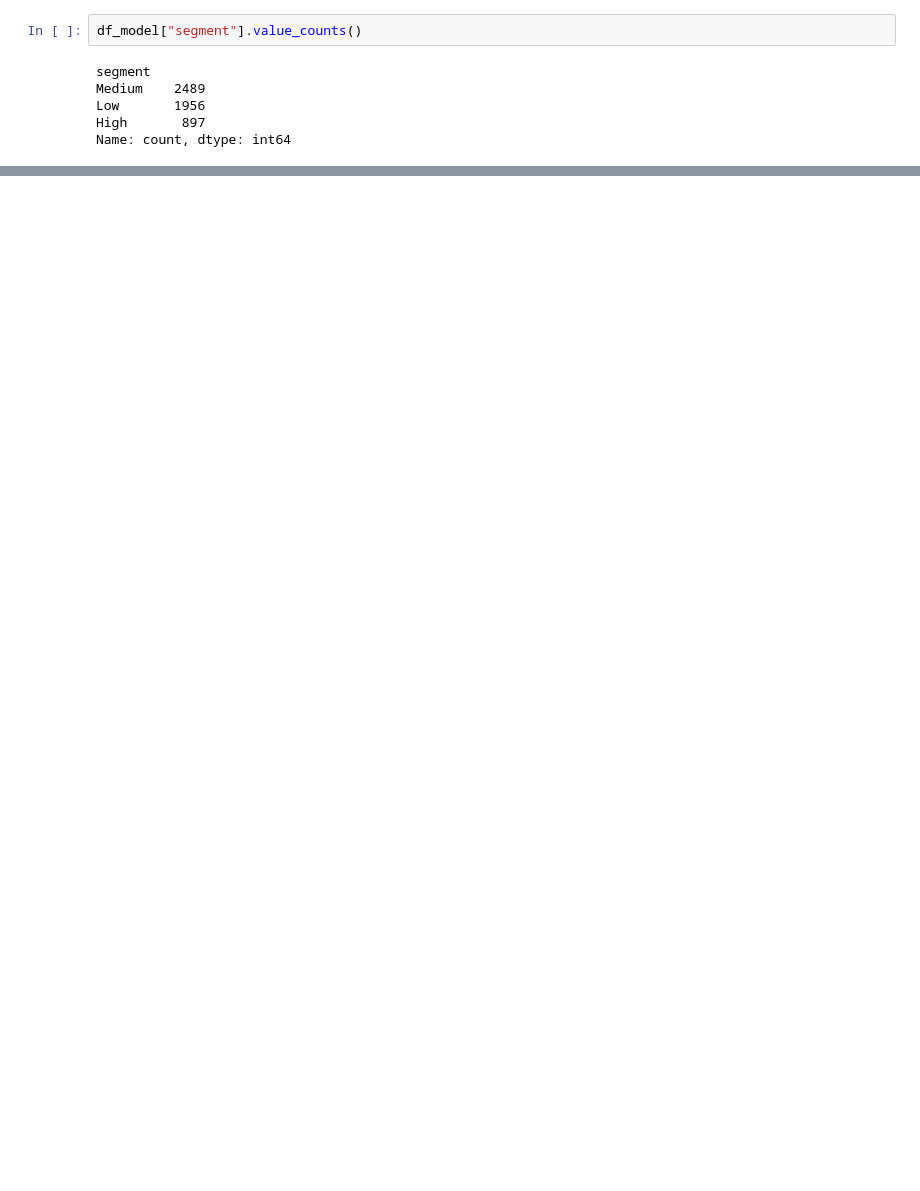
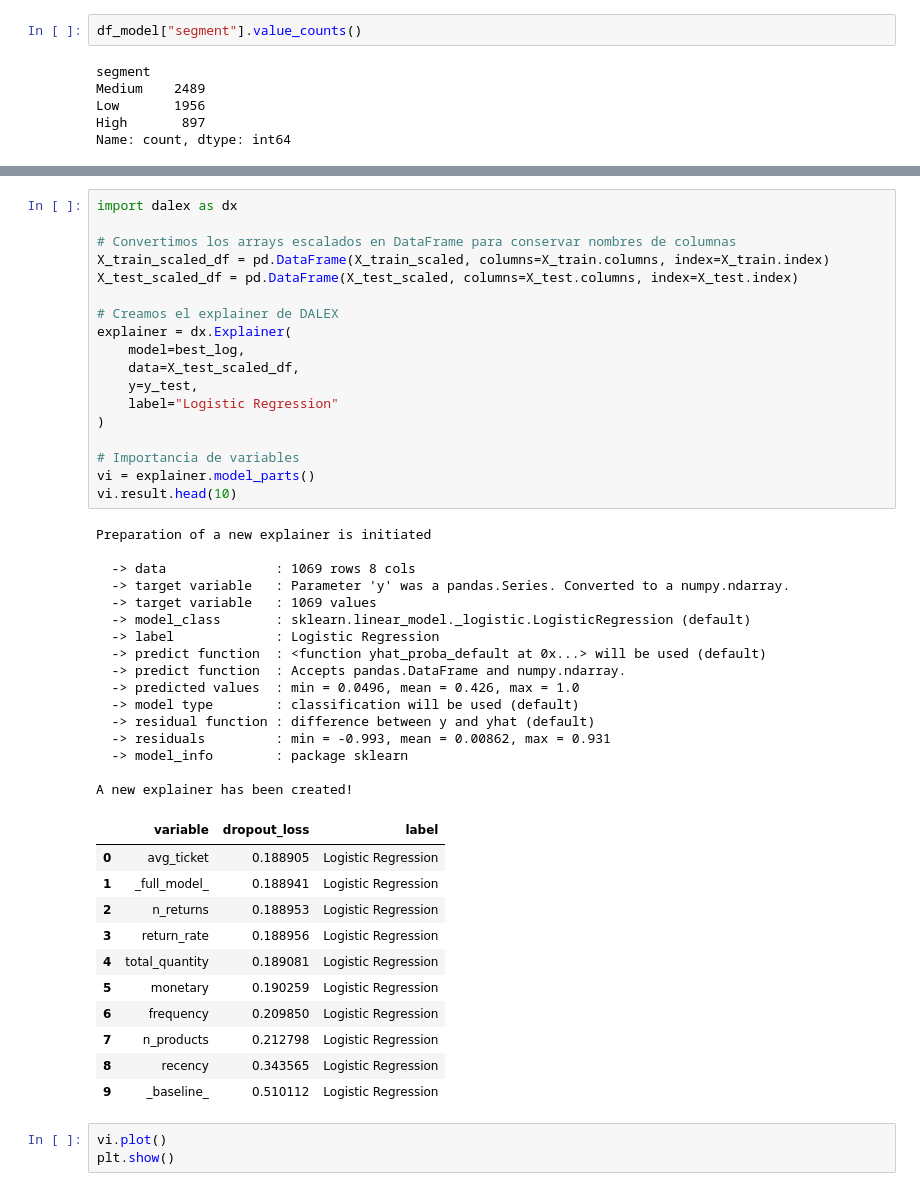
Before and after one commit to OscarFdz24/Proyecto_ML_Clientes_Oscar_Fernandez, a Jupyter notebook: model.ipynb, the cells around one changed output, grey strips where cells are left out. Saved outputs shown, nothing was run; the diff lists cells and outputs as text; blank space fills up the shorter version.

```diff
--- a/model.ipynb
+++ b/model.ipynb
@@ -779,0 +934,49 @@ df_model.shape
+# %%
+import dalex as dx
+
+# Convertimos los arrays escalados en DataFrame para conservar nombres de columnas
+X_train_scaled_df = pd.DataFrame(X_train_scaled, columns=X_train.columns, index=X_train.index)
+X_test_scaled_df = pd.DataFrame(X_test_scaled, columns=X_test.columns, index=X_test.index)
+
+# Creamos el explainer de DALEX
+explainer = dx.Explainer(
+    model=best_log,
+    data=X_test_scaled_df,
+    y=y_test,
+    label="Logistic Regression"
+)
+
+# Importancia de variables
+vi = explainer.model_parts()
+vi.result.head(10)
+# %% [output]
+Preparation of a new explainer is initiated
+
+  -> data              : 1069 rows 8 cols
+  -> target variable   : Parameter 'y' was a pandas.Series. Converted to a numpy.ndarray.
+  -> target variable   : 1069 values
+  -> model_class       : sklearn.linear_model._logistic.LogisticRegression (default)
+  -> label             : Logistic Regression
+  -> predict function  : <function yhat_proba_default at 0x...> will be used (default)
+  -> predict function  : Accepts pandas.DataFrame and numpy.ndarray.
+  -> predicted values  : min = 0.0496, mean = 0.426, max = 1.0
+  -> model type        : classification will be used (default)
+  -> residual function : difference between y and yhat (default)
+  -> residuals         : min = -0.993, mean = 0.00862, max = 0.931
+  -> model_info        : package sklearn
+
+A new explainer has been created!
+|  | variable | dropout_loss | label |
+| 0 | avg_ticket | 0.188905 | Logistic Regression |
+| 1 | _full_model_ | 0.188941 | Logistic Regression |
+| 2 | n_returns | 0.188953 | Logistic Regression |
+| 3 | return_rate | 0.188956 | Logistic Regression |
+| 4 | total_quantity | 0.189081 | Logistic Regression |
+| 5 | monetary | 0.190259 | Logistic Regression |
+| 6 | frequency | 0.209850 | Logistic Regression |
+| 7 | n_products | 0.212798 | Logistic Regression |
+| 8 | recency | 0.343565 | Logistic Regression |
+| 9 | _baseline_ | 0.510112 | Logistic Regression |
+# %%
+vi.plot()
+plt.show()
```
Also changed, not shown: parts of 33 cells of this notebook.
